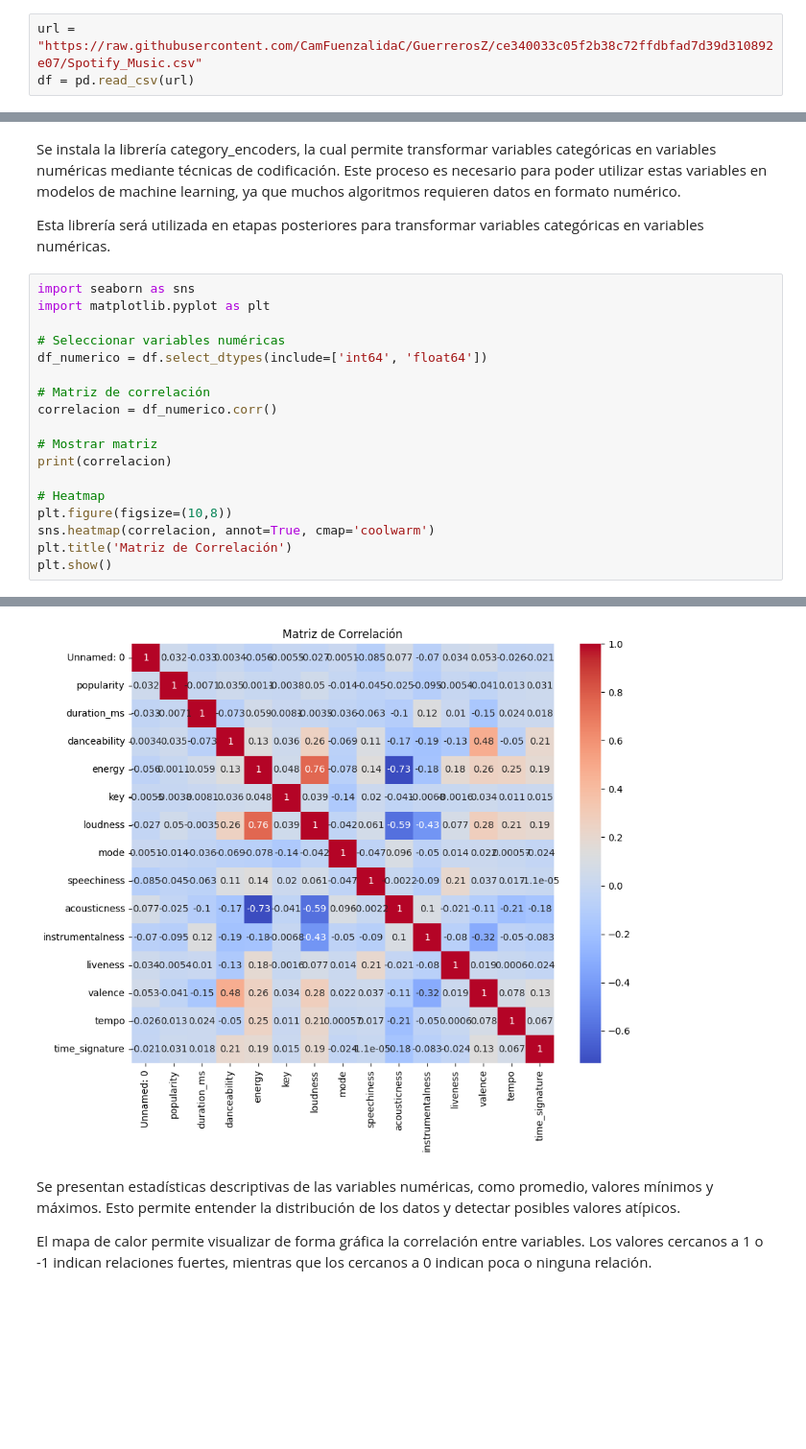
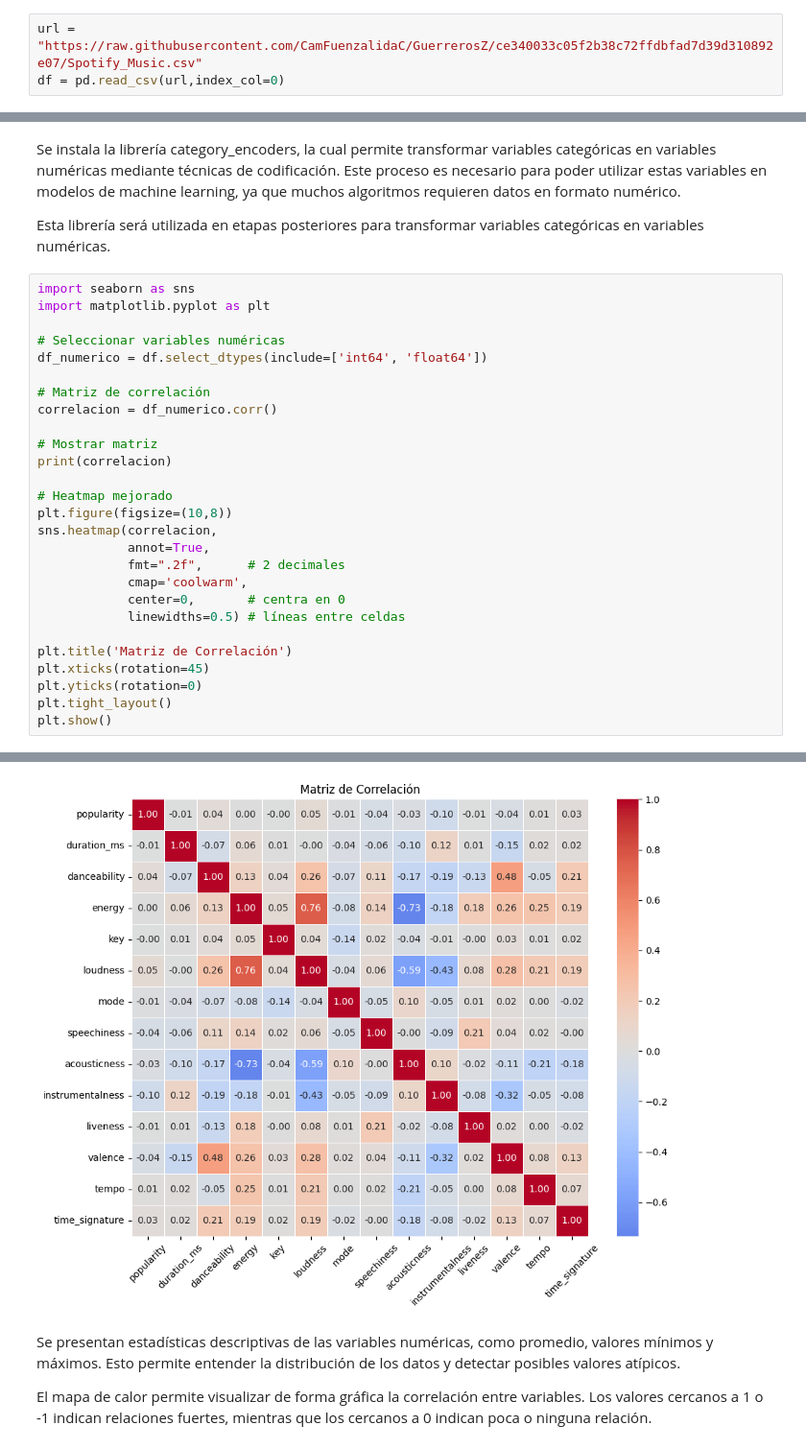
Before and after one commit to CamFuenzalidaC/GuerrerosZ, a Jupyter notebook: Primera_evaluacion.ipynb, the cells around one changed output, grey strips where cells are left out. Shown at 96% size. Cells and saved outputs as stored; diff of their text form; blank space fills up the shorter version.

```diff
--- a/Primera_evaluacion.ipynb
+++ b/Primera_evaluacion.ipynb
@@ -13,7 +13,7 @@ pd.set_option('display.max_columns', None)
 pd.set_option('display.max_rows', None)
 # %%
 url = "https://raw.githubusercontent.com/CamFuenzalidaC/GuerrerosZ/ce340033c05f2b38c72ffdbfad7d39d310892e07/Spotify_Music.csv"
-df = pd.read_csv(url)
+df = pd.read_csv(url,index_col=0)
 # %%
 df.head(5)#los primeros 5
 # %% [output]
@@ -207,9 +203,18 @@ correlacion = df_numerico.corr()
 # Mostrar matriz
 print(correlacion)
 
-# Heatmap
+# Heatmap mejorado
 plt.figure(figsize=(10,8))
-sns.heatmap(correlacion, annot=True, cmap='coolwarm')
+sns.heatmap(correlacion,
+            annot=True,
+            fmt=".2f",      # 2 decimales
+            cmap='coolwarm',
+            center=0,       # centra en 0
+            linewidths=0.5) # líneas entre celdas
+
 plt.title('Matriz de Correlación')
+plt.xticks(rotation=45)
+plt.yticks(rotation=0)
+plt.tight_layout()
 plt.show()
 # %% [output]
@@ -229,8 +234,8 @@ instrumentalness   -0.070285   -0.095147     0.124364     -0.185608 -0.181880
 liveness               -0.023649
 valence                 0.133685
 tempo                   0.066640
 time_signature          1.000000
-[figure, old version]
+[figure, new version]
 # %% [markdown]
 Se presentan estadísticas descriptivas de las variables numéricas, como promedio, valores mínimos y máximos. Esto permite entender la distribución de los datos y detectar posibles valores atípicos.
 
```
Also changed, not shown: parts of 16 cells of this notebook.
